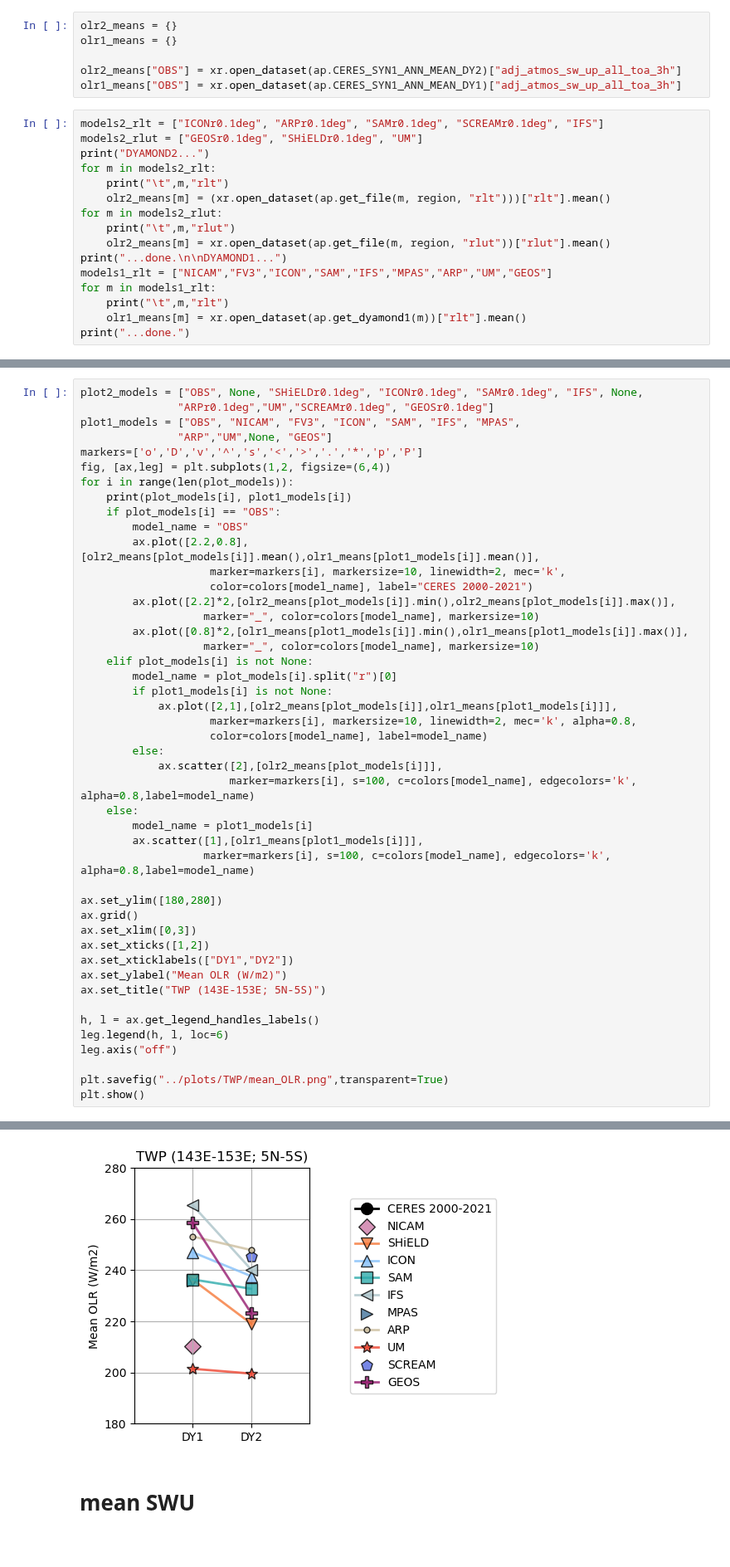
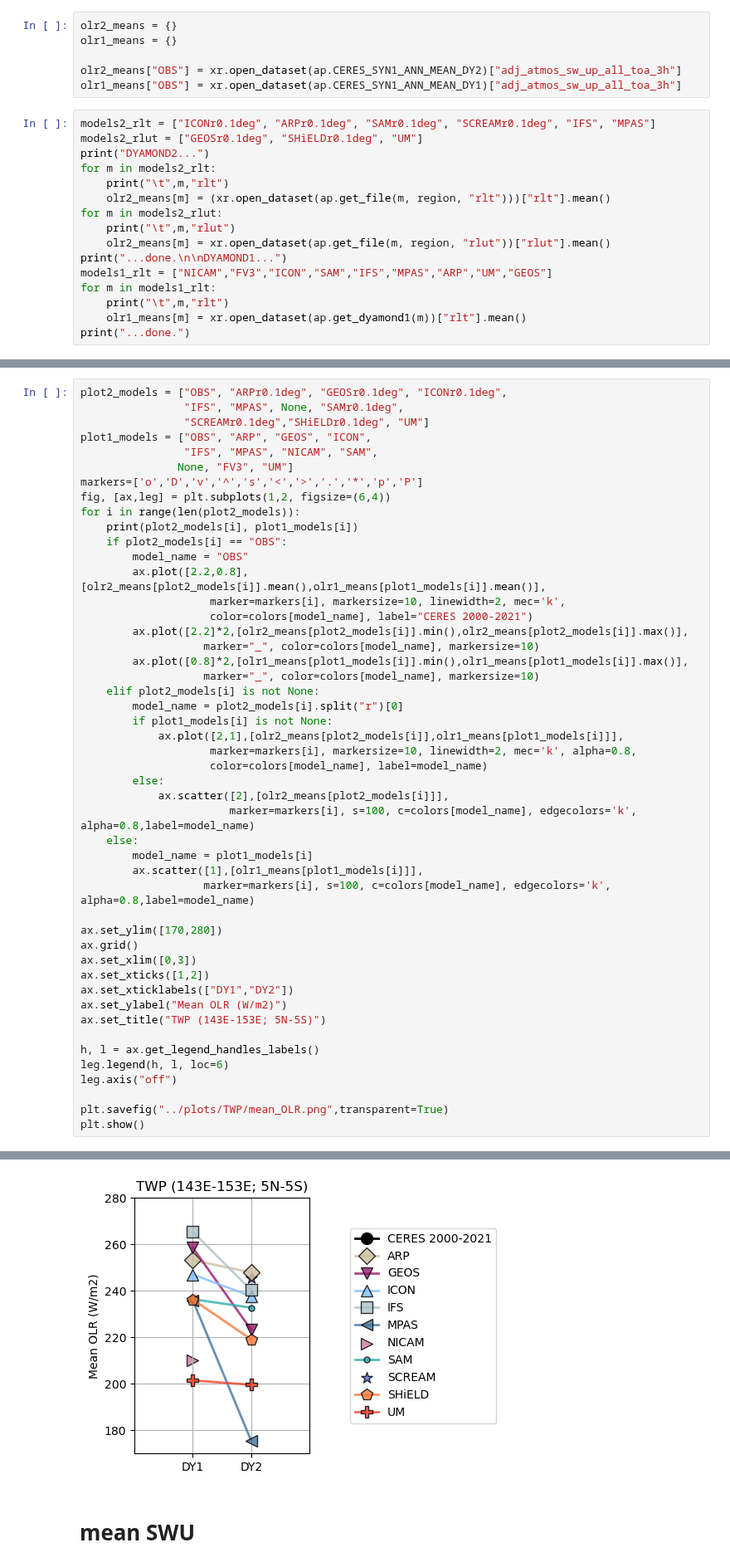
Before and after one commit to smturbev/dyamond2, a Jupyter notebook: python_scripts/spatiotemporal_mean.ipynb, the cells around one changed output, grey strips where cells are left out. Shown at 83% size. Drawn from its saved outputs; the diff is of its cells as text.

Commit message:
calculated IFS SWU mean

```diff
--- a/python_scripts/spatiotemporal_mean.ipynb
+++ b/python_scripts/spatiotemporal_mean.ipynb
@@ -20,7 +20,7 @@ olr1_means = {}
 olr2_means["OBS"] = xr.open_dataset(ap.CERES_SYN1_ANN_MEAN_DY2)["adj_atmos_sw_up_all_toa_3h"]
 olr1_means["OBS"] = xr.open_dataset(ap.CERES_SYN1_ANN_MEAN_DY1)["adj_atmos_sw_up_all_toa_3h"]
 # %%
-models2_rlt = ["ICONr0.1deg", "ARPr0.1deg", "SAMr0.1deg", "SCREAMr0.1deg", "IFS"]
+models2_rlt = ["ICONr0.1deg", "ARPr0.1deg", "SAMr0.1deg", "SCREAMr0.1deg", "IFS", "MPAS"]
 models2_rlut = ["GEOSr0.1deg", "SHiELDr0.1deg", "UM"]
 print("DYAMOND2...")
 for m in models2_rlt:
@@ -54,38 +54,40 @@ DYAMOND1...
          GEOS rlt
 ...done.
 # %%
-plot2_models = ["OBS", None, "SHiELDr0.1deg", "ICONr0.1deg", "SAMr0.1deg", "IFS", None,
-               "ARPr0.1deg","UM","SCREAMr0.1deg", "GEOSr0.1deg"]
-plot1_models = ["OBS", "NICAM", "FV3", "ICON", "SAM", "IFS", "MPAS",
-               "ARP","UM",None, "GEOS"]
+plot2_models = ["OBS", "ARPr0.1deg", "GEOSr0.1deg", "ICONr0.1deg",
+                "IFS", "MPAS", None, "SAMr0.1deg",
+                "SCREAMr0.1deg","SHiELDr0.1deg", "UM"]
+plot1_models = ["OBS", "ARP", "GEOS", "ICON",
+                "IFS", "MPAS", "NICAM", "SAM",
+               None, "FV3", "UM"]
 markers=['o','D','v','^','s','<','>','.','*','p','P']
 fig, [ax,leg] = plt.subplots(1,2, figsize=(6,4))
-for i in range(len(plot_models)):
-    print(plot_models[i], plot1_models[i])
-    if plot_models[i] == "OBS":
+for i in range(len(plot2_models)):
+    print(plot2_models[i], plot1_models[i])
+    if plot2_models[i] == "OBS":
         model_name = "OBS"
-        ax.plot([2.2,0.8],[olr2_means[plot_models[i]].mean(),olr1_means[plot1_models[i]].mean()],
+        ax.plot([2.2,0.8],[olr2_means[plot2_models[i]].mean(),olr1_means[plot1_models[i]].mean()],
                     marker=markers[i], markersize=10, linewidth=2, mec='k',
                     color=colors[model_name], label="CERES 2000-2021")
-        ax.plot([2.2]*2,[olr2_means[plot_models[i]].min(),olr2_means[plot_models[i]].max()],
+        ax.plot([2.2]*2,[olr2_means[plot2_models[i]].min(),olr2_means[plot2_models[i]].max()],
                    marker="_", color=colors[model_name], markersize=10)
         ax.plot([0.8]*2,[olr1_means[plot1_models[i]].min(),olr1_means[plot1_models[i]].max()],
                    marker="_", color=colors[model_name], markersize=10)
-    elif plot_models[i] is not None:
-        model_name = plot_models[i].split("r")[0]
+    elif plot2_models[i] is not None:
+        model_name = plot2_models[i].split("r")[0]
         if plot1_models[i] is not None:
-            ax.plot([2,1],[olr2_means[plot_models[i]],olr1_means[plot1_models[i]]],
+            ax.plot([2,1],[olr2_means[plot2_models[i]],olr1_means[plot1_models[i]]],
                     marker=markers[i], markersize=10, linewidth=2, mec='k', alpha=0.8,
                     color=colors[model_name], label=model_name)
         else:
-            ax.scatter([2],[olr2_means[plot_models[i]]],
+            ax.scatter([2],[olr2_means[plot2_models[i]]],
                        marker=markers[i], s=100, c=colors[model_name], edgecolors='k', alpha=0.8,label=model_name)
     else:
         model_name = plot1_models[i]
         ax.scatter([1],[olr1_means[plot1_models[i]]],
                    marker=markers[i], s=100, c=colors[model_name], edgecolors='k', alpha=0.8,label=model_name)
 
-ax.set_ylim([180,280])
+ax.set_ylim([170,280])
 ax.grid()
 ax.set_xlim([0,3])
 ax.set_xticks([1,2])
@@ -114,4 +116,4 @@ GEOSr0.1deg GEOS
-[figure, old version]
+[figure, new version]
 # %% [markdown]
 # mean SWU
 # %%
```
Also changed, not shown: parts of 15 cells of this notebook.
